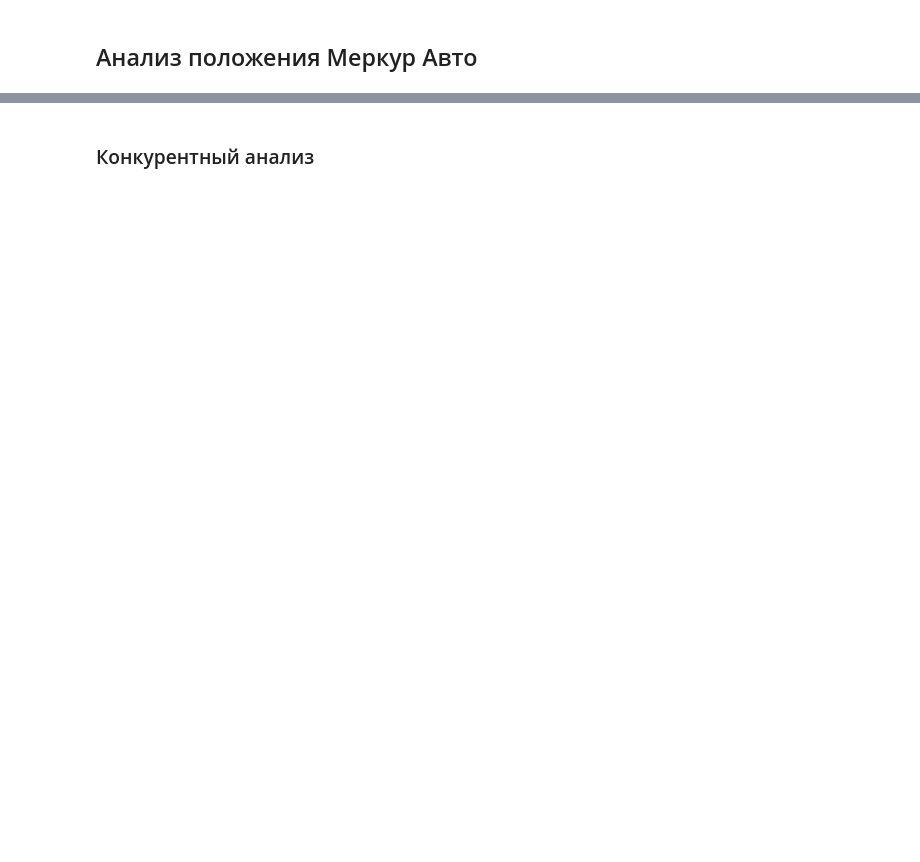
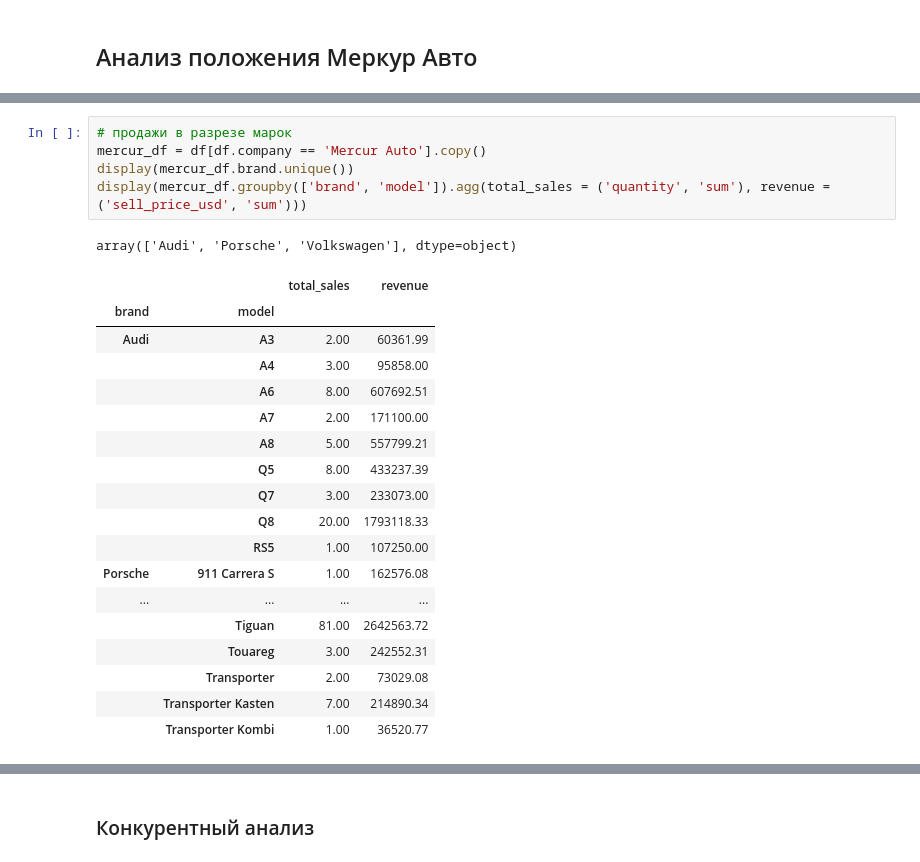
Before and after one commit to Kexxshas/pet_projects, a Jupyter notebook: car_sales_kz/car_sales_kz_2019.ipynb, the cells around one changed output, grey strips where cells are left out. Drawn from its saved outputs; the diff is of its cells as text; blank space fills up the shorter version.

```diff
--- a/car_sales_kz/car_sales_kz_2019.ipynb
+++ b/car_sales_kz/car_sales_kz_2019.ipynb
@@ -1593,0 +1594,25 @@ display(rfm[rfm.fm== '33'].groupby('brand').model.unique().reset_index())
+# %%
+# продажи в разрезе марок
+mercur_df = df[df.company == 'Mercur Auto'].copy()
+display(mercur_df.brand.unique())
+display(mercur_df.groupby(['brand', 'model']).agg(total_sales = ('quantity', 'sum'), revenue = ('sell_price_usd', 'sum')))
+# %% [output]
+array(['Audi', 'Porsche', 'Volkswagen'], dtype=object)
+|  |  | total_sales | revenue |
+| brand | model |  |  |
+| Audi | A3 | 2.00 | 60361.99 |
+|  | A4 | 3.00 | 95858.00 |
+|  | A6 | 8.00 | 607692.51 |
+|  | A7 | 2.00 | 171100.00 |
+|  | A8 | 5.00 | 557799.21 |
+|  | Q5 | 8.00 | 433237.39 |
+|  | Q7 | 3.00 | 233073.00 |
+|  | Q8 | 20.00 | 1793118.33 |
+|  | RS5 | 1.00 | 107250.00 |
+| Porsche | 911 Carrera S | 1.00 | 162576.08 |
+| ... | ... | ... | ... |
+|  | Tiguan | 81.00 | 2642563.72 |
+|  | Touareg | 3.00 | 242552.31 |
+|  | Transporter | 2.00 | 73029.08 |
+|  | Transporter Kasten | 7.00 | 214890.34 |
+|  | Transporter Kombi | 1.00 | 36520.77 |
```
Also changed, not shown: parts of 43 cells of this notebook, 1 other file.
